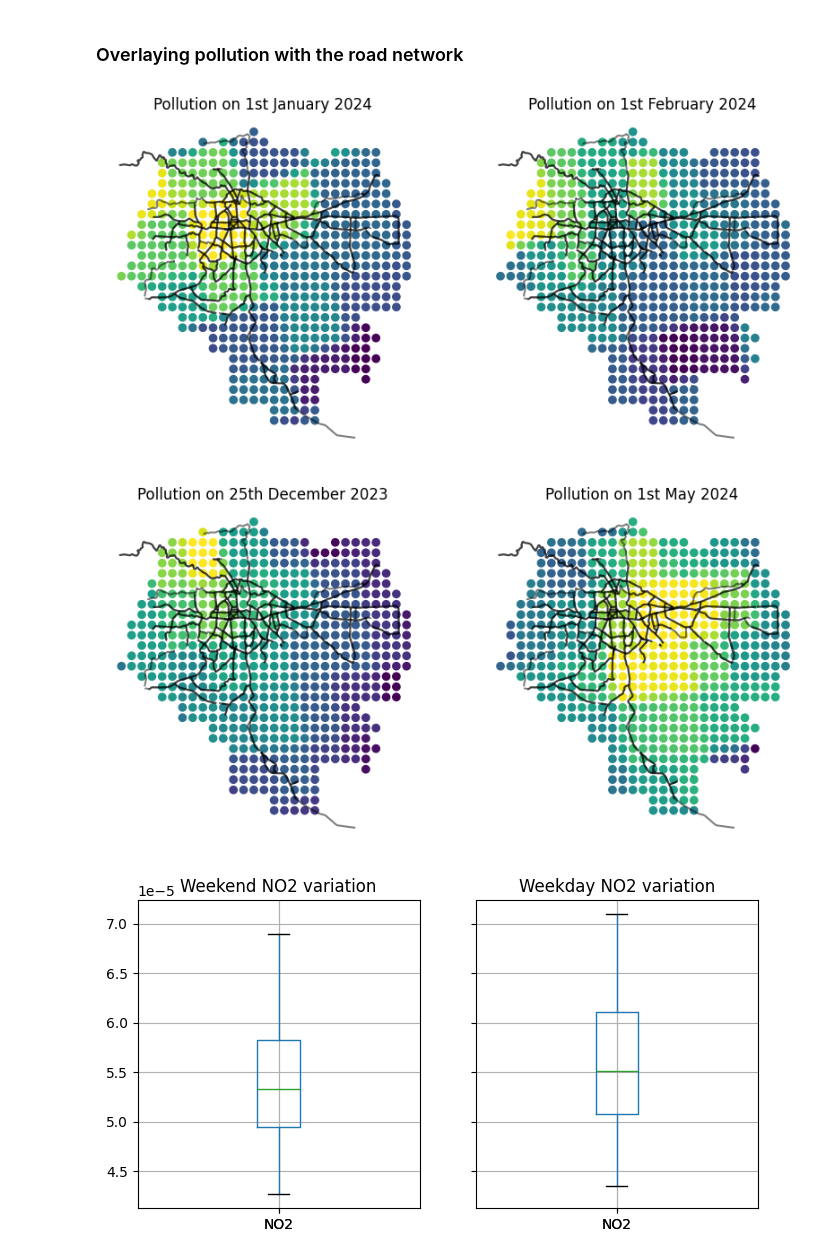
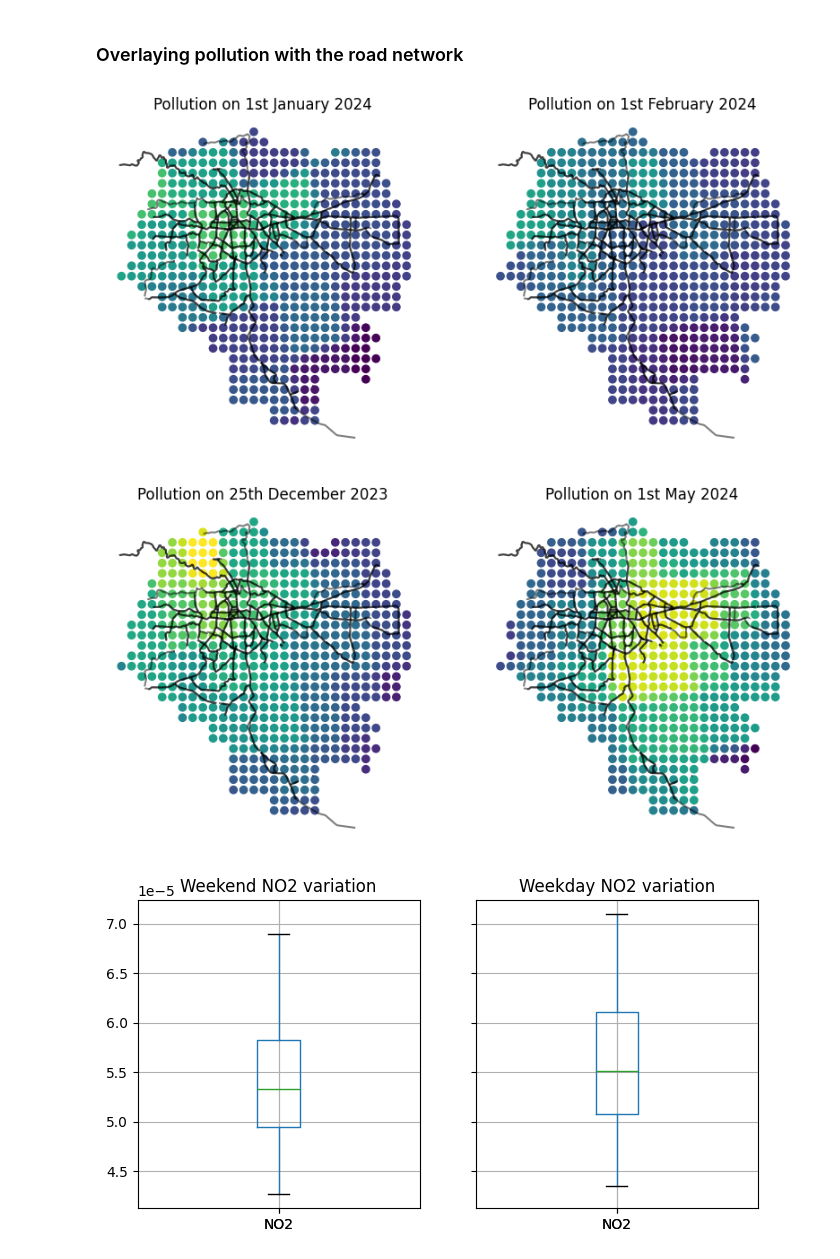
Before and after one commit to datapartnership/ethiopia-economic-monitoring, a Jupyter notebook: notebooks/air-pollution/air_pollution.ipynb, the cells around one changed output. Cells and saved outputs as stored; diff of their text form; code cells hidden in the pictures.

```diff
--- a/notebooks/air-pollution/air_pollution.ipynb
+++ b/notebooks/air-pollution/air_pollution.ipynb
@@ -571,33 +571,33 @@ roads = gpd.read_file('../../data/roads/addis_primary_roads.shp')
 # %%
 fig, ax = plt.subplots(1,2, figsize=(10,10))
 gdf = analysis.convert_to_gdf(air_pollution)
 
 roads.plot(ax=ax[0],color='black', alpha=0.5)
-gdf[gdf['event_date']=='2024-01-01'].plot(column='NO2', ax=ax[0])
+gdf[gdf['event_date']=='2024-01-01'].plot(column='NO2', ax=ax[0], vmin = gdf[gdf['event_date'].isin(['2023-12-25', '2023-05-01', '2024-01-01', '2024-02-01'])]['NO2'].min(), vmax = gdf[gdf['event_date'].isin(['2023-12-25', '2023-05-01', '2024-01-01', '2024-02-01'])]['NO2'].max())
 ax[0].set_title('Pollution on 1st January 2024')
 ax[0].set_xticks([]); ax[0].set_yticks([]); ax[0].spines[:].set_visible(False); ax[0].grid(False)
 
 roads.plot(ax=ax[1], color='black', alpha=0.5)
-gdf[gdf['event_date']=='2024-02-01'].plot(column='NO2', ax=ax[1])
+gdf[gdf['event_date']=='2024-02-01'].plot(column='NO2', ax=ax[1], vmin = gdf[gdf['event_date'].isin(['2023-12-25', '2023-05-01', '2024-01-01', '2024-02-01'])]['NO2'].min(), vmax = gdf[gdf['event_date'].isin(['2023-12-25', '2023-05-01', '2024-01-01', '2024-02-01'])]['NO2'].max())
 ax[1].set_title('Pollution on 1st February 2024')
 ax[1].set_xticks([]); ax[1].set_yticks([]); ax[1].spines[:].set_visible(False); ax[1].grid(False)
 # %% [output]
-[figure, old version]
+[figure, new version]
 # %%
 fig, ax = plt.subplots(1,2, figsize=(10,10))
 gdf = analysis.convert_to_gdf(air_pollution)
 
 roads.plot(ax=ax[0],color='black', alpha=0.5)
-gdf[gdf['event_date']=='2023-12-25'].plot(column='NO2', ax=ax[0])
+gdf[gdf['event_date']=='2023-12-25'].plot(column='NO2', ax=ax[0], vmin = gdf[gdf['event_date'].isin(['2023-12-25', '2023-05-01', '2024-01-01', '2024-02-01'])]['NO2'].min(), vmax = gdf[gdf['event_date'].isin(['2023-12-25', '2023-05-01', '2024-01-01', '2024-02-01'])]['NO2'].max())
 ax[0].set_title('Pollution on 25th December 2023')
 ax[0].set_xticks([]); ax[0].set_yticks([]); ax[0].spines[:].set_visible(False); ax[0].grid(False)
 
 roads.plot(ax=ax[1], color='black', alpha=0.5)
-gdf[gdf['event_date']=='2024-05-01'].plot(column='NO2', ax=ax[1])
+gdf[gdf['event_date']=='2024-05-01'].plot(column='NO2', ax=ax[1], vmin = gdf[gdf['event_date'].isin(['2023-12-25', '2023-05-01', '2024-01-01', '2024-02-01'])]['NO2'].min(), vmax = gdf[gdf['event_date'].isin(['2023-12-25', '2023-05-01', '2024-01-01', '2024-02-01'])]['NO2'].max())
 ax[1].set_title('Pollution on 1st May 2024')
 ax[1].set_xticks([]); ax[1].set_yticks([]); ax[1].spines[:].set_visible(False); ax[1].grid(False)
 # %% [output]
-[figure, old version]
+[figure, new version]
 # %%
 import matplotlib.pyplot as plt
 
```
Also changed, not shown: parts of 3 cells of this notebook, 2 other files.
